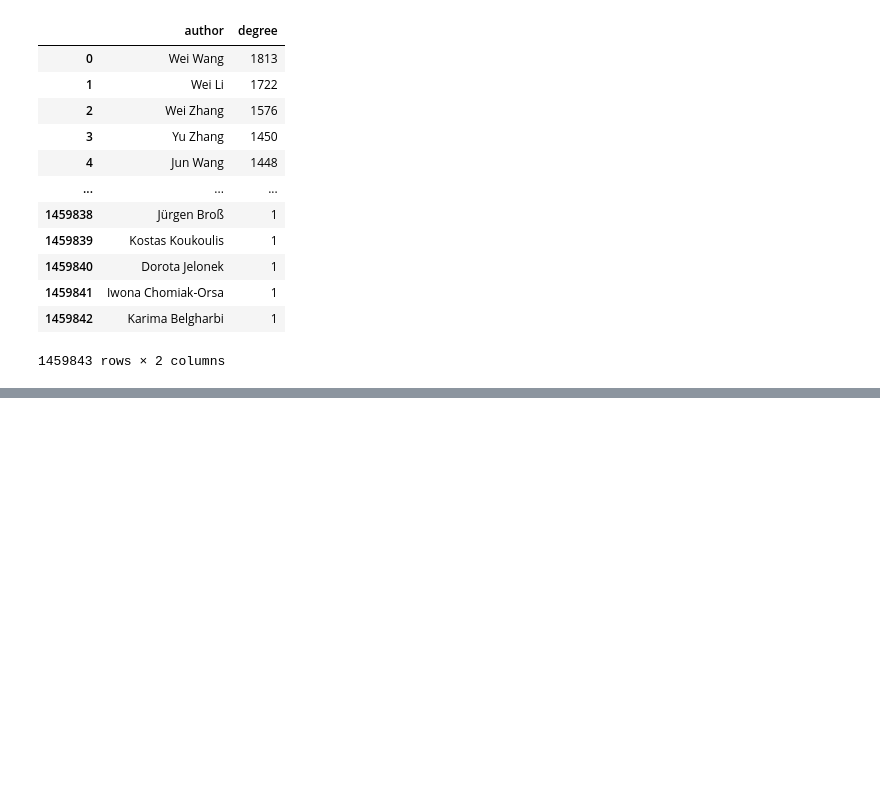
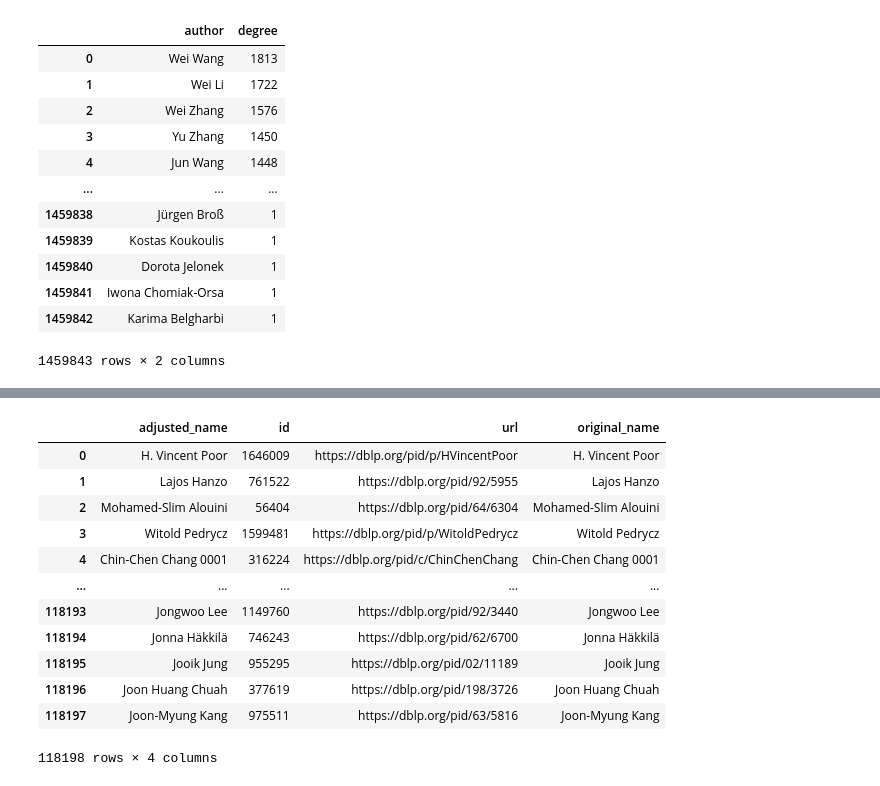
Before and after one commit to VirosaLi/dblp-analysis, a Jupyter notebook: data/data_playground.ipynb, the cells around one changed output, grey strips where cells are left out. Saved outputs shown, nothing was run; the diff lists cells and outputs as text; code cells hidden in the pictures; blank space fills up the shorter version.

```diff
--- a/data/data_playground.ipynb
+++ b/data/data_playground.ipynb
@@ -77,0 +113,18 @@ author_degree[author_degree['degree'] > 4]
+# %%
+duplicate_author = pd.read_pickle('author_found.pkl')
+duplicate_author.rename(columns={0: 'adjusted_name', 1: 'id', 2: 'url', 3: 'original_name'}, inplace=True)
+duplicate_author
+# %% [output]
+|  | adjusted_name | id | url | original_name |
+| 0 | H. Vincent Poor | 1646009 | https://dblp.org/pid/p/HVincentPoor | H. Vincent Poor |
+| 1 | Lajos Hanzo | 761522 | https://dblp.org/pid/92/5955 | Lajos Hanzo |
+| 2 | Mohamed-Slim Alouini | 56404 | https://dblp.org/pid/64/6304 | Mohamed-Slim Alouini |
+| 3 | Witold Pedrycz | 1599481 | https://dblp.org/pid/p/WitoldPedrycz | Witold Pedrycz |
+| 4 | Chin-Chen Chang 0001 | 316224 | https://dblp.org/pid/c/ChinChenChang | Chin-Chen Chang 0001 |
+| ... | ... | ... | ... | ... |
+| 118193 | Jongwoo Lee | 1149760 | https://dblp.org/pid/92/3440 | Jongwoo Lee |
+| 118194 | Jonna Häkkilä | 746243 | https://dblp.org/pid/62/6700 | Jonna Häkkilä |
+| 118195 | Jooik Jung | 955295 | https://dblp.org/pid/02/11189 | Jooik Jung |
+| 118196 | Joon Huang Chuah | 377619 | https://dblp.org/pid/198/3726 | Joon Huang Chuah |
+| 118197 | Joon-Myung Kang | 975511 | https://dblp.org/pid/63/5816 | Joon-Myung Kang |
+118198 rows × 4 columns
```
Also changed, not shown: parts of 7 cells of this notebook, 6 other files.
